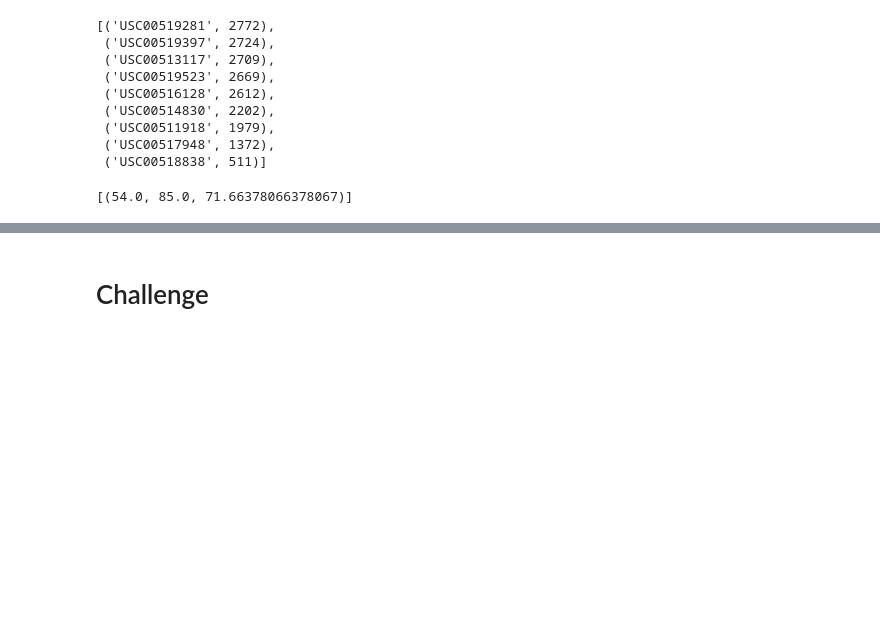
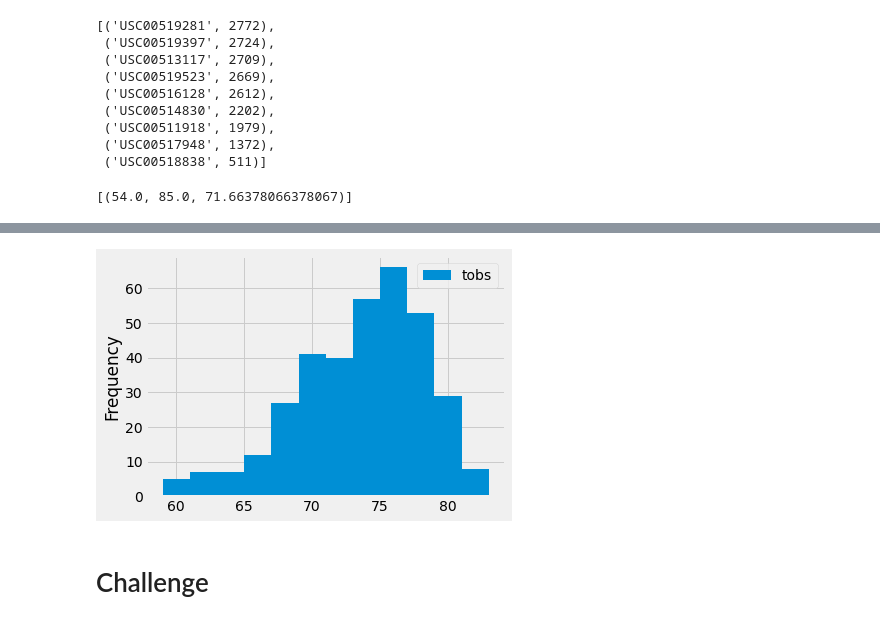
Before and after one commit to brivasbravo/surfs_up, a Jupyter notebook: climate_analysis.ipynb, the cells around one changed output, grey strips where cells are left out. Drawn from its saved outputs; the diff is of its cells as text; code cells hidden in the pictures; blank space fills up the shorter version.

```diff
--- a/climate_analysis.ipynb
+++ b/climate_analysis.ipynb
@@ -139,5 +150,11 @@ print(df)
 # %%
 # Write a function called `calc_temps` that will accept start date and end date in the format '%Y-%m-%d'
 # and return the minimum, average, and maximum temperatures for that range of dates
+
+
+df.plot.hist(bins=12)
+plt.tight_layout()
+# %% [output]
+[figure, added]
 # %% [markdown]
 # Challenge
```
Also changed, not shown: parts of 1 cell of this notebook, 1 other file.
